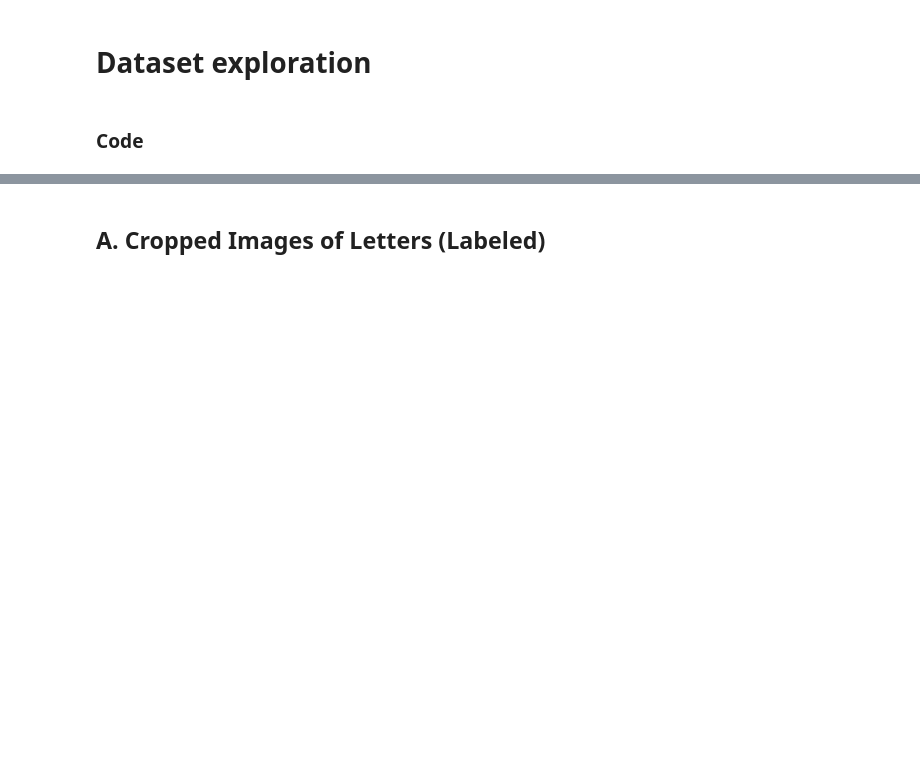
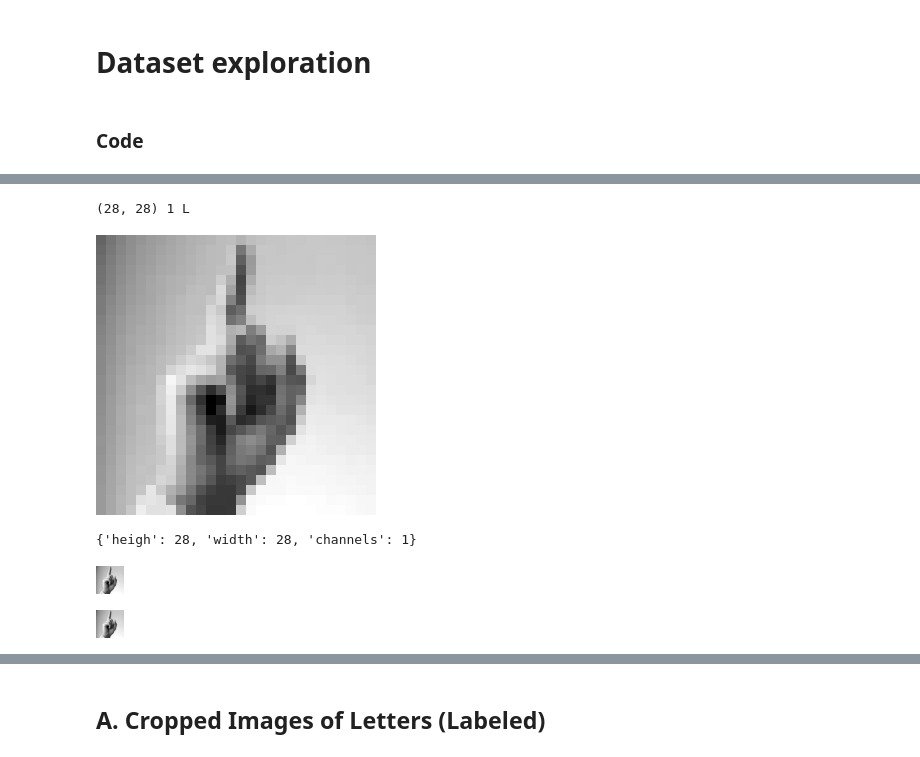
Before and after one commit to notFonz/HandSpell, a Jupyter notebook: notebooks/dpessoa_dataset_explorer.ipynb, the cells around one changed output, grey strips where cells are left out. Cells and saved outputs as stored; diff of their text form; code cells hidden in the pictures; blank space fills up the shorter version.

```diff
--- a/notebooks/dpessoa_dataset_explorer.ipynb
+++ b/notebooks/dpessoa_dataset_explorer.ipynb
@@ -18,0 +40,35 @@ from handspell.data_exploration import *
+# %%
+import matplotlib.pyplot as plt
+from PIL import Image
+image_path = "../" + "data/raw_data/A01_kaggle_aslmnist/train/D/D_0.jpg"
+img = Image.open(image_path)
+print(img.size, img.layers, img.mode)
+img
+h, w = img.size
+dpi = 100
+scale = 10  # each pixel becomes a 10×10 block
+
+f, ax = plt.subplots(figsize=(scale * w / dpi, scale * h / dpi), dpi=dpi)
+f.subplots_adjust(left=0, right=1, top=1, bottom=0, wspace=0, hspace=0)
+ax.imshow(img, cmap="gray", vmin=0, vmax=255, interpolation="nearest")
+ax.set_axis_off()
+# %% [output]
+(28, 28) 1 L
+[figure, added]
+# %%
+# utils functions
+
+# Open image with pillow
+
+image_path = "../" + "data/raw_data/A01_kaggle_aslmnist/train/D/D_0.jpg"
+img, img_props = open_image_from_path(image_path)
+print(img_props)
+img
+# %% [output]
+{'heigh': 28, 'width': 28, 'channels': 1}
+[figure, added]
+# %%
+import numpy as np
+plot_image(np.array(img));
+# %% [output]
+[figure, added]
```
Also changed, not shown: parts of 12 cells of this notebook, 2 other files.
